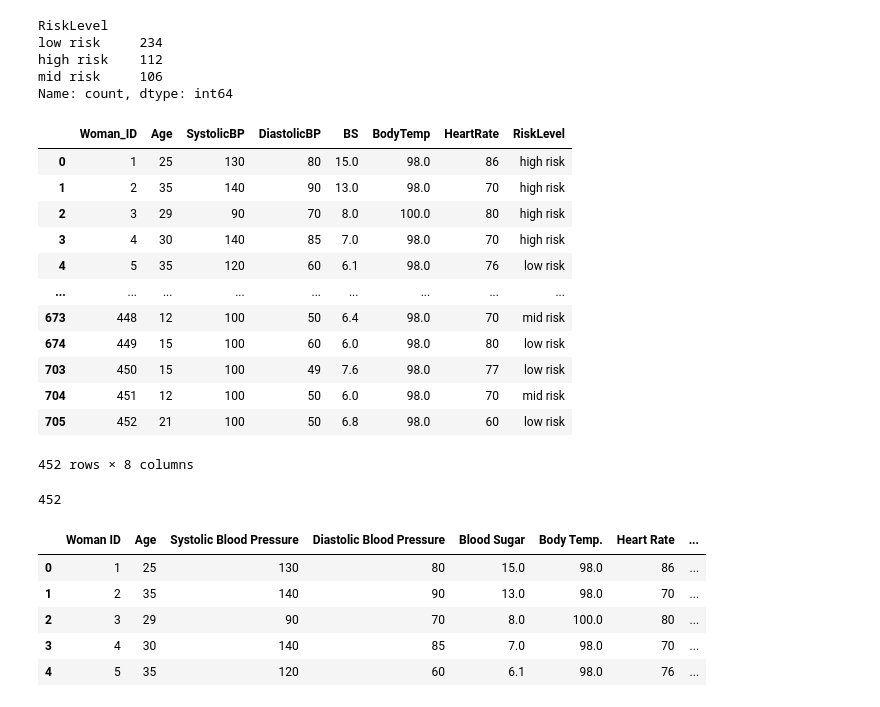
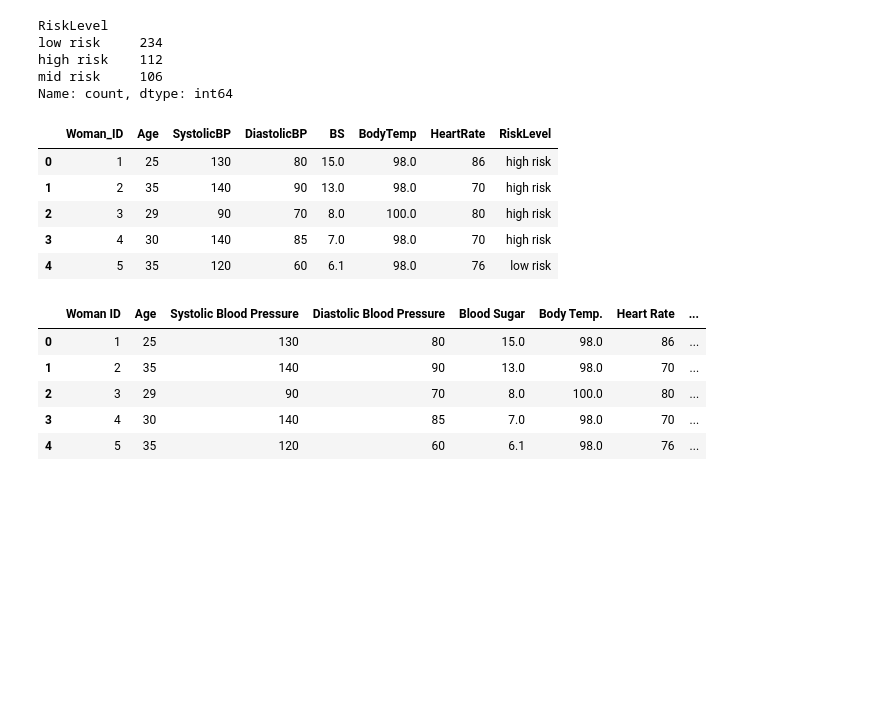
Before and after one commit to larissarmourap/Project1group3, a Jupyter notebook: project1.ipynb, the cells around one changed output. Saved outputs shown, nothing was run; the diff lists cells and outputs as text; code cells hidden in the pictures; blank space fills up the shorter version.

```diff
--- a/project1.ipynb
+++ b/project1.ipynb
@@ -71,33 +61,20 @@ Name: count, dtype: int64
 # %%
 #Adding a new column 'Woman ID' with unique identifiers starting from 1
 new_maternal_data_df['Woman_ID'] = range(1, len(new_maternal_data_df) + 1)
 
 #Reordering teh DataFrame columns
 columns = ['Woman_ID'] + [col for col in new_maternal_data_df.columns if col != 'Woman_ID']
 new_maternal_data_df = new_maternal_data_df[columns]
 
 #Print
-new_maternal_data_df
+new_maternal_data_df.head()
 # %% [output]
 |  | Woman_ID | Age | SystolicBP | DiastolicBP | BS | BodyTemp | HeartRate | RiskLevel |
 | 0 | 1 | 25 | 130 | 80 | 15.0 | 98.0 | 86 | high risk |
 | 1 | 2 | 35 | 140 | 90 | 13.0 | 98.0 | 70 | high risk |
 | 2 | 3 | 29 | 90 | 70 | 8.0 | 100.0 | 80 | high risk |
 | 3 | 4 | 30 | 140 | 85 | 7.0 | 98.0 | 70 | high risk |
 | 4 | 5 | 35 | 120 | 60 | 6.1 | 98.0 | 76 | low risk |
-| ... | ... | ... | ... | ... | ... | ... | ... | ... |
-| 673 | 448 | 12 | 100 | 50 | 6.4 | 98.0 | 70 | mid risk |
-| 674 | 449 | 15 | 100 | 60 | 6.0 | 98.0 | 80 | low risk |
-| 703 | 450 | 15 | 100 | 49 | 7.6 | 98.0 | 77 | low risk |
-| 704 | 451 | 12 | 100 | 50 | 6.0 | 98.0 | 70 | mid risk |
-| 705 | 452 | 21 | 100 | 50 | 6.8 | 98.0 | 60 | low risk |
-452 rows × 8 columns
-# %%
-#Counting how many woman are being studied in this DF after the dropping the duplicates
-women = new_maternal_data_df["Woman_ID"].nunique()
-women
-# %% [output]
-452
 # %%
 # Renaming column for better understanding
 renamed_df = new_maternal_data_df.rename(columns={"Woman_ID": "Woman ID", "BS":"Blood Sugar", "SystolicBP":"Systolic Blood Pressure",
```
Also changed, not shown: parts of 28 cells of this notebook, 10 other files.
